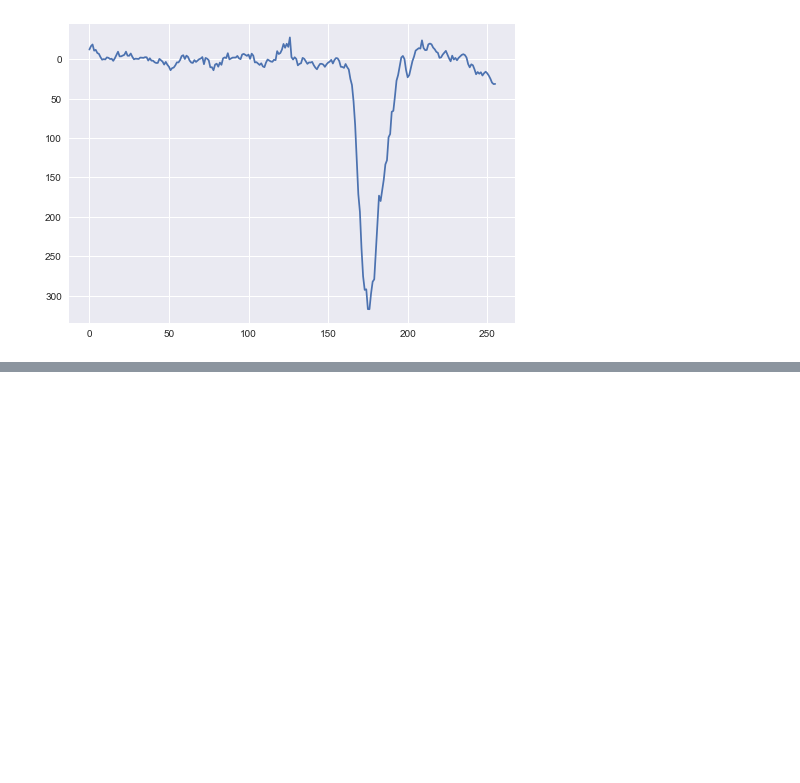
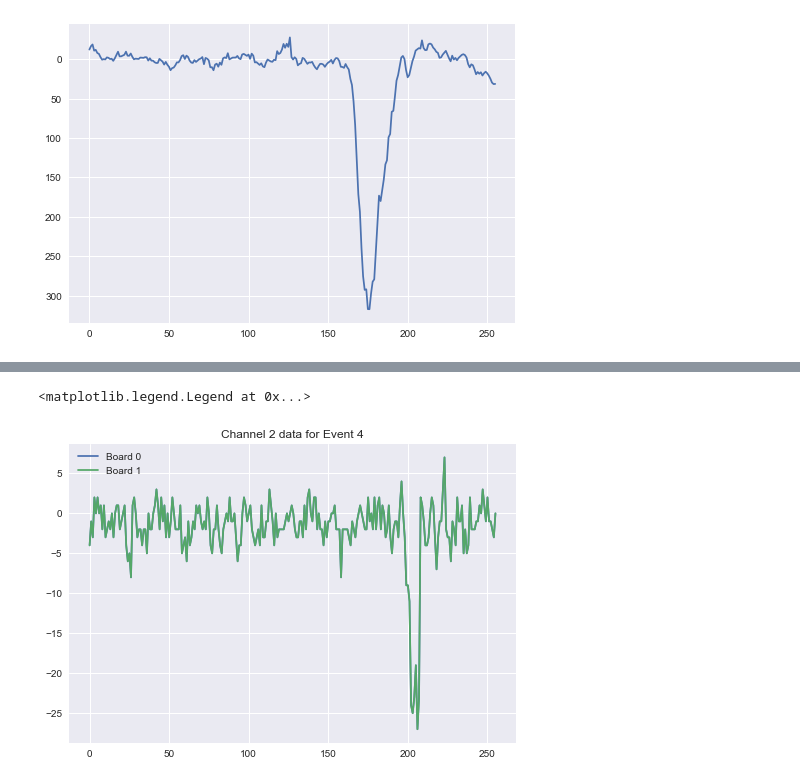
Before and after one commit to lappd-daq/psec-analysis, a Jupyter notebook: Simple PSEC Analysis.ipynb, the cells around one changed output, grey strips where cells are left out. Drawn from its saved outputs; the diff is of its cells as text; code cells hidden in the pictures; blank space fills up the shorter version.

```diff
--- a/Simple PSEC Analysis.ipynb
+++ b/Simple PSEC Analysis.ipynb
@@ -68,0 +56,7 @@ ValueError: invalid literal for int() with base 2: '1696'
+# %%
+plt.title('Channel 2 data for Event 4')
+[plt.plot(data['2'].loc[b, 4], label='Board {}'.format(b)) for b in range(2)]
+plt.legend()
+# %% [output]
+<matplotlib.legend.Legend at 0x...>
+[figure, added]
```
Also changed, not shown: parts of 9 cells of this notebook, 2 other files.
